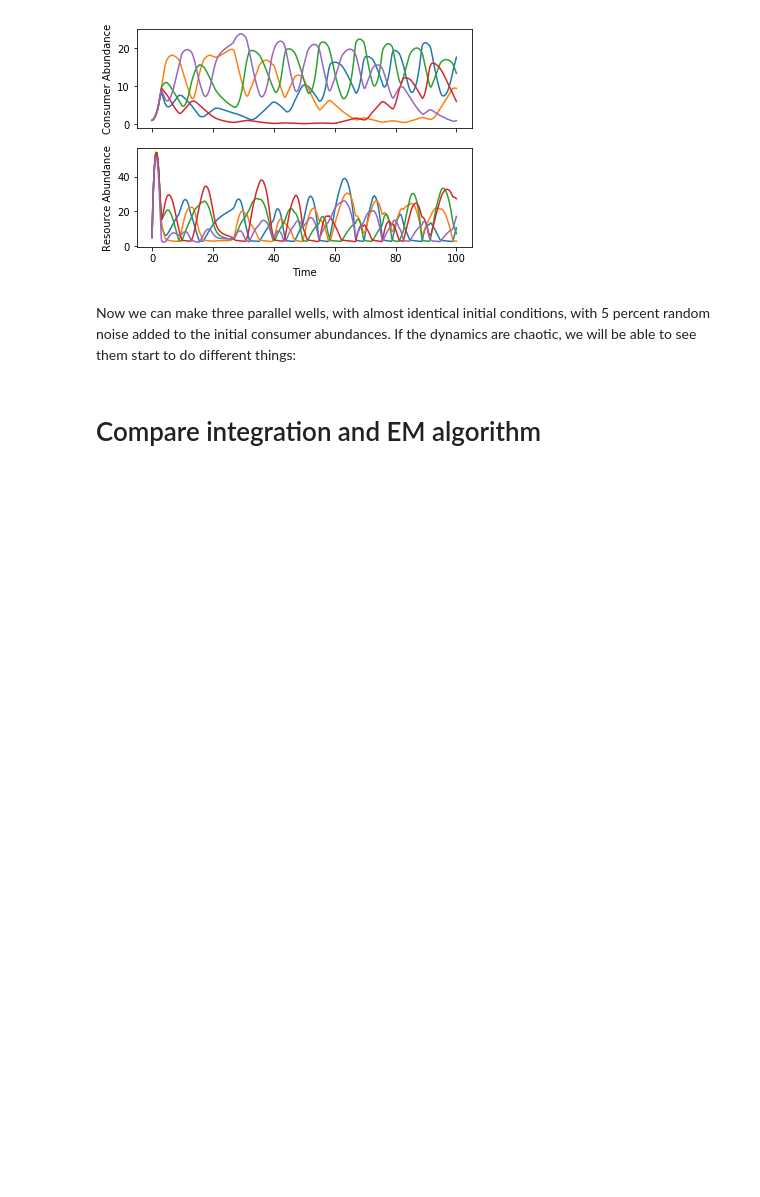
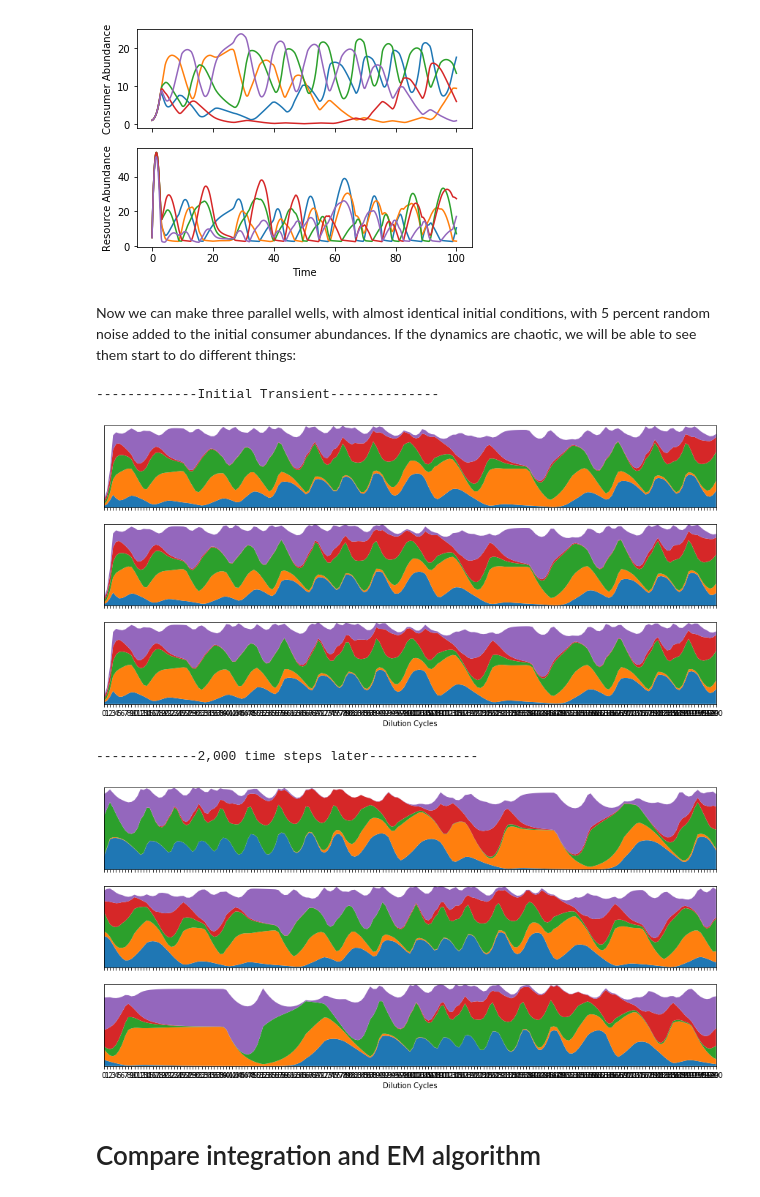
Before and after one commit to Emergent-Behaviors-in-Biology/community-simulator, a Jupyter notebook: Tutorial.ipynb, the cells around one changed output. Drawn from its saved outputs; the diff is of its cells as text; code cells hidden in the pictures; blank space fills up the shorter version.

```diff
--- a/Tutorial.ipynb
+++ b/Tutorial.ipynb
@@ -613,18 +613,23 @@ Now we can make three parallel wells, with almost identical initial conditions,
 # %%
 n_wells = 3
 init_state = [np.ones((5,n_wells))+np.random.rand(5,n_wells)*0.05,np.ones((5,n_wells))*5]
 #(parallel=False ensures that tutorial will run on Windows.
 #If you are running on Mac or Linux, set parallel=True to speed up)
 MyPlate = Community(init_state,dynamics,params,dimensions=dimensions,parallel=False)
 Ntraj,Rtraj = MyPlate.RunExperiment(np.eye(n_wells),1,200,refresh_resource=False)
-#print('-------------Initial Transient--------------')
+print('-------------Initial Transient--------------')
 PlotTraj(Ntraj,figsize=(15,7))
 plt.show()
-#Ntraj,Rtraj = MyPlate.RunExperiment(np.eye(n_wells),10,200,refresh_resource=False)
-#print('-------------2,000 time steps later--------------')
-#Ntraj,Rtraj = MyPlate.RunExperiment(np.eye(n_wells),10,200,refresh_resource=False)
-#PlotTraj(Ntraj,figsize=(15,7))
-#plt.show()
+Ntraj,Rtraj = MyPlate.RunExperiment(np.eye(n_wells),10,200,refresh_resource=False)
+print('-------------2,000 time steps later--------------')
+Ntraj,Rtraj = MyPlate.RunExperiment(np.eye(n_wells),1,200,refresh_resource=False)
+PlotTraj(Ntraj,figsize=(15,7))
+plt.show()
+# %% [output]
+-------------Initial Transient--------------
+[figure, added]
+-------------2,000 time steps later--------------
+[figure, added]
 # %% [markdown]
 # Compare integration and EM algorithm
 # %% [markdown]
```
